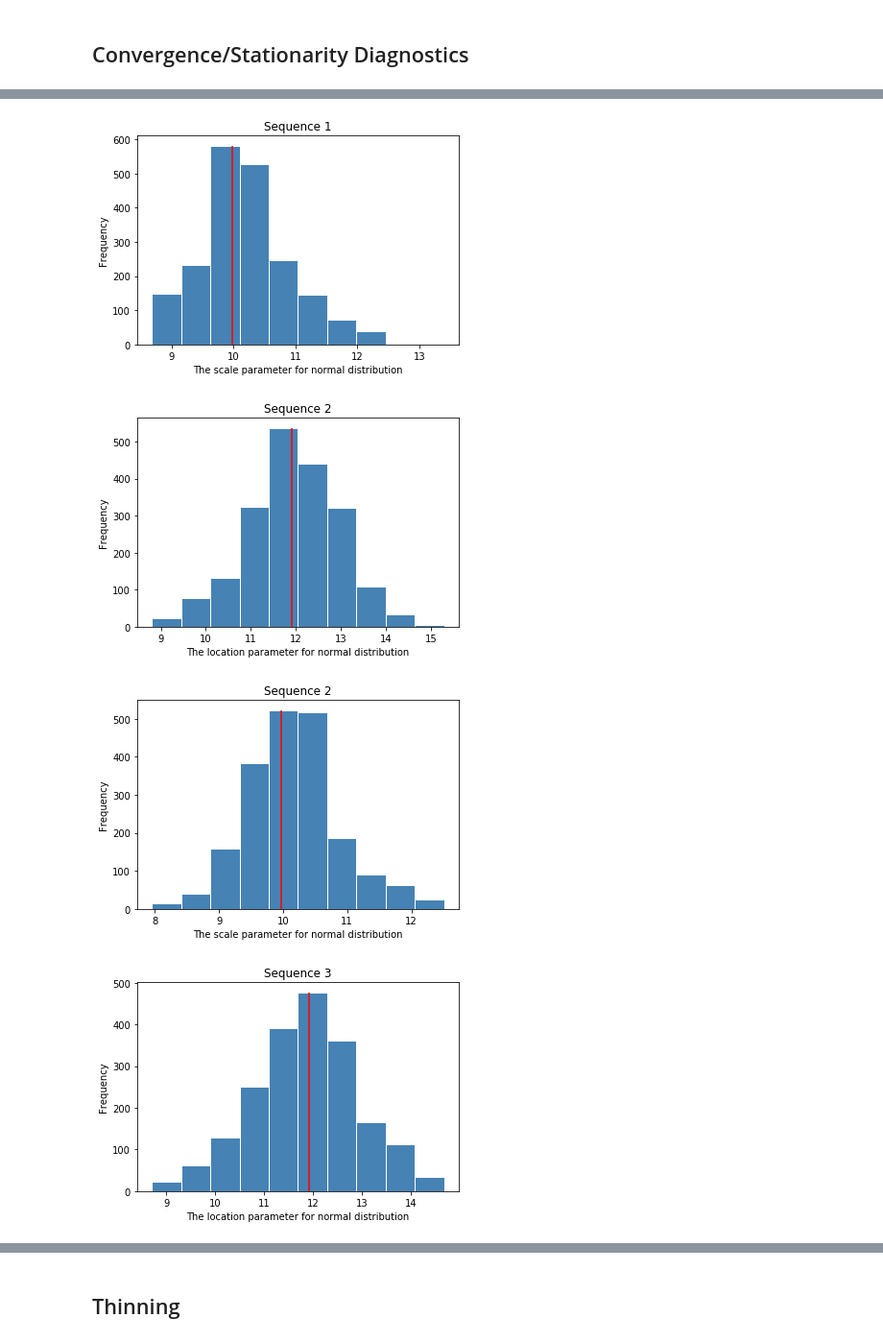
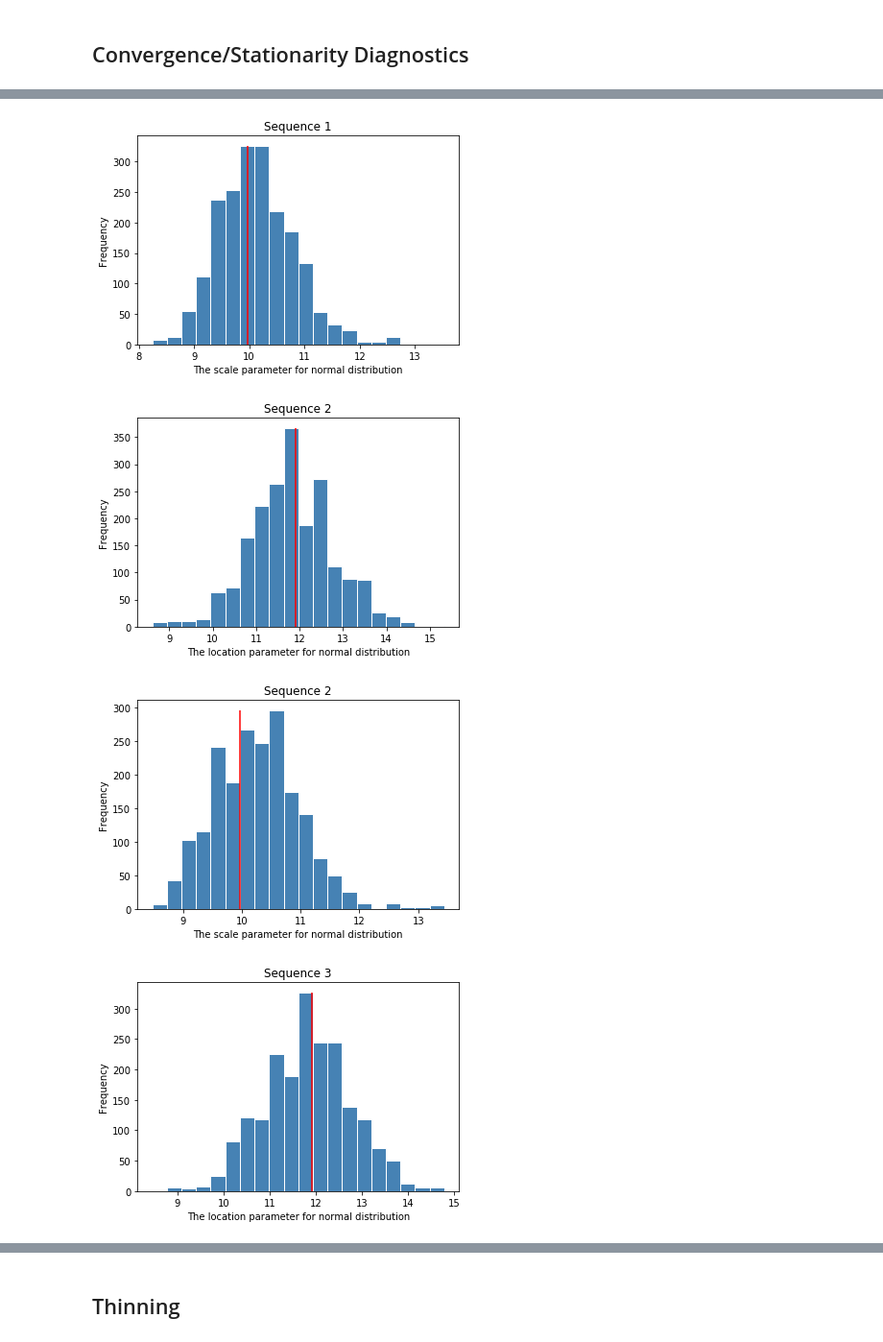
Before and after one commit to MingxuanZhang/MCMC_Tutorial, a Jupyter notebook: tutorial/part2/mcmc_tutorial_part2.ipynb, the cells around one changed output, grey strips where cells are left out. Shown: that part at 96% size. Drawn from its saved outputs; the diff is of its cells as text; code cells hidden in the pictures.

```diff
--- a/tutorial/part2/mcmc_tutorial_part2.ipynb
+++ b/tutorial/part2/mcmc_tutorial_part2.ipynb
@@ -42,15 +40,15 @@ def prior(parameters):
     if s >= 1000 or s <= 0 or pdf==0:
         return -np.inf
     else:
-        return np.log(pdf)+np.log(1/100)
+        return np.log(pdf)+np.log(1/1000)
 # %% [markdown]
 ## Posterior Distribution/Posterior Score
 # %%
-def logpost(parameters, data_meas=data_meas):
+def logpost(parameters, data_meas):
+    pi = prior(parameters)
+    if pi == -np.inf:
+        return -np.inf
     L = likelihood(parameters, data_meas)
-    pi = prior(parameters)
-    if np.isnan(L+pi):
-        print (L, pi, parameters)
     return L + pi
 # %% [markdown]
 ## Adaptive Metropolis-Hastings Algorithm
@@ -96,8 +94,7 @@ def Adaptive_mcmc(problem, n_iter):
     for t in range(n_iter):
         S += 1
         nextMove, nextValue = problem.random_move(t, [u, s])
-        delta = nextValue - lpost[-1]
-        delta_obj = np.exp(delta)
+        delta_obj = np.exp(nextValue - lpost[-1])
         if delta_obj > 1:
             # the proposed move is an improvement, so accept w.p. 1
             n_accept += 1
@@ -124,7 +121,7 @@ def Adaptive_mcmc(problem, n_iter):
 
     return (u, s, lpost, n_accept/S)
 # %%
-mcmc_chains, ar = sequences_generator(mcmc=Adaptive_mcmc, problem=ProblemMCMC, m=3, data_meas=data_meas, logpost=logpost, t0=100)
+mcmc_chains, ar = sequences_generator(mcmc=Adaptive_mcmc, problem=ProblemMCMC, m=3, data_meas=data_meas, logpost=logpost, t0=1000, n_iter=8000)
 # %%
 plot_sequences(mcmc_chains)
 # %% [output]
@@ -177,16 +174,16 @@ GR_s = GR_diag(mcmc_chains[:][1])
 # %%
-burnin = 2000
+burnin = 6000
 bestfit = [np.mean(data_meas), np.std(data_meas)]
 for i in range(len(mcmc_chains)):
-    plt.hist(mcmc_chains[i][0][burnin:], facecolor="steelblue", edgecolor="white")
-    freq1, bin1 = np.histogram(mcmc_chains[i][0][burnin:])
+    plt.hist(mcmc_chains[i][0][burnin:], facecolor="steelblue", edgecolor="white", bins=20)
+    freq1, bin1 = np.histogram(mcmc_chains[i][0][burnin:], bins=20)
     plt.vlines(x=bestfit[0], ymin=0, ymax=max(freq1), color="red")
     plt.xlabel("The location parameter for normal distribution")
     plt.ylabel("Frequency")
     plt.title("Sequence {0}".format(i+1))
     plt.show()
-    plt.hist(mcmc_chains[i][1][burnin:], facecolor="steelblue", edgecolor="white")
-    freq2, bin2 = np.histogram(mcmc_chains[i][1][burnin:])
+    plt.hist(mcmc_chains[i][1][burnin:], facecolor="steelblue", edgecolor="white", bins=20)
+    freq2, bin2 = np.histogram(mcmc_chains[i][1][burnin:], bins=20)
     plt.vlines(x=bestfit[1], ymin=0, ymax=max(freq2), color="red")
     plt.xlabel("The scale parameter for normal distribution")
     plt.ylabel("Frequency")
@@ -197,4 +194,4 @@ for i in range(len(mcmc_chains)):
-[figure, old version]
+[figure, new version]
-[figure, old version]
+[figure, new version]
-[figure, old version]
+[figure, new version]
-[figure, old version]
+[figure, new version]
```
Also changed, not shown: parts of 7 cells of this notebook, 6 other files.
